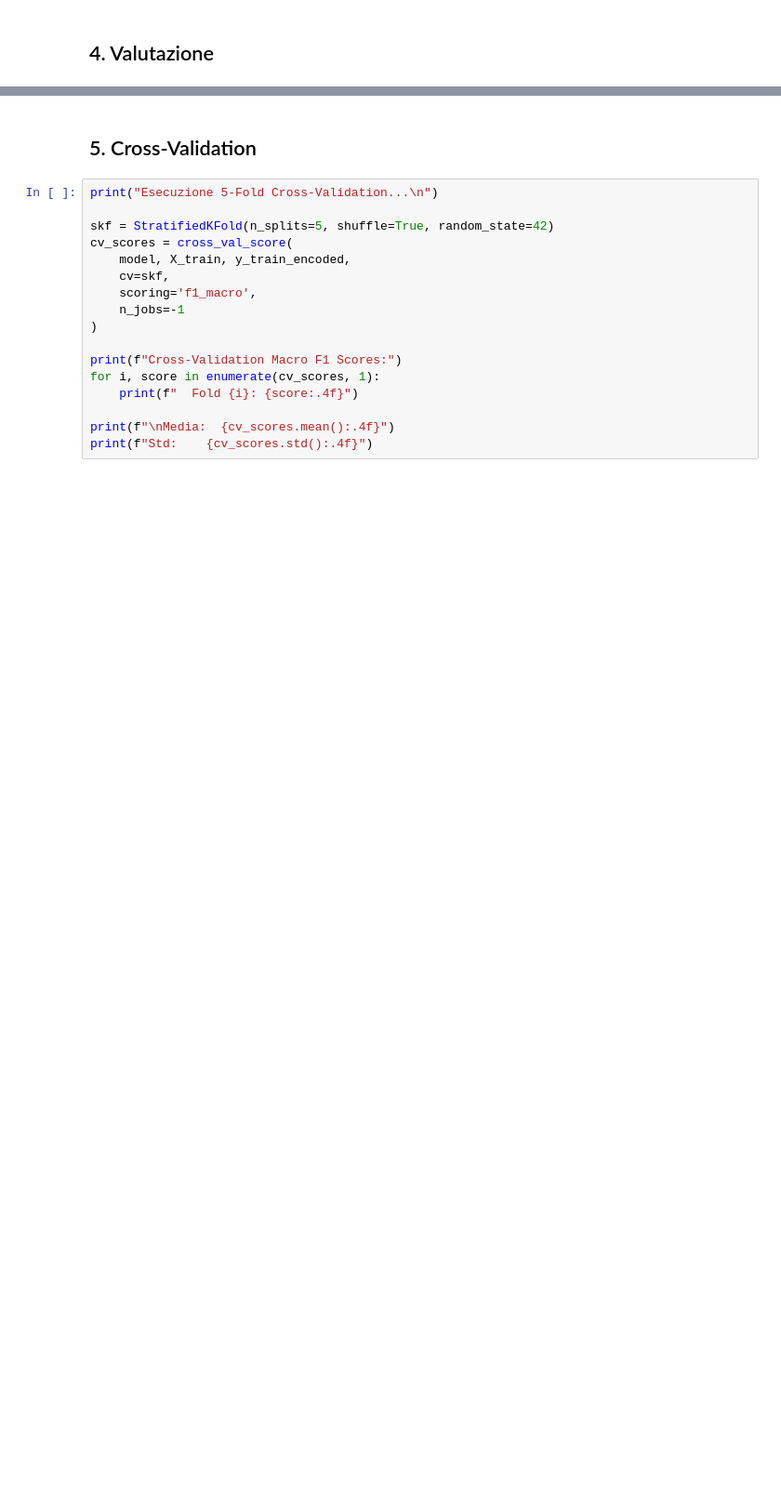
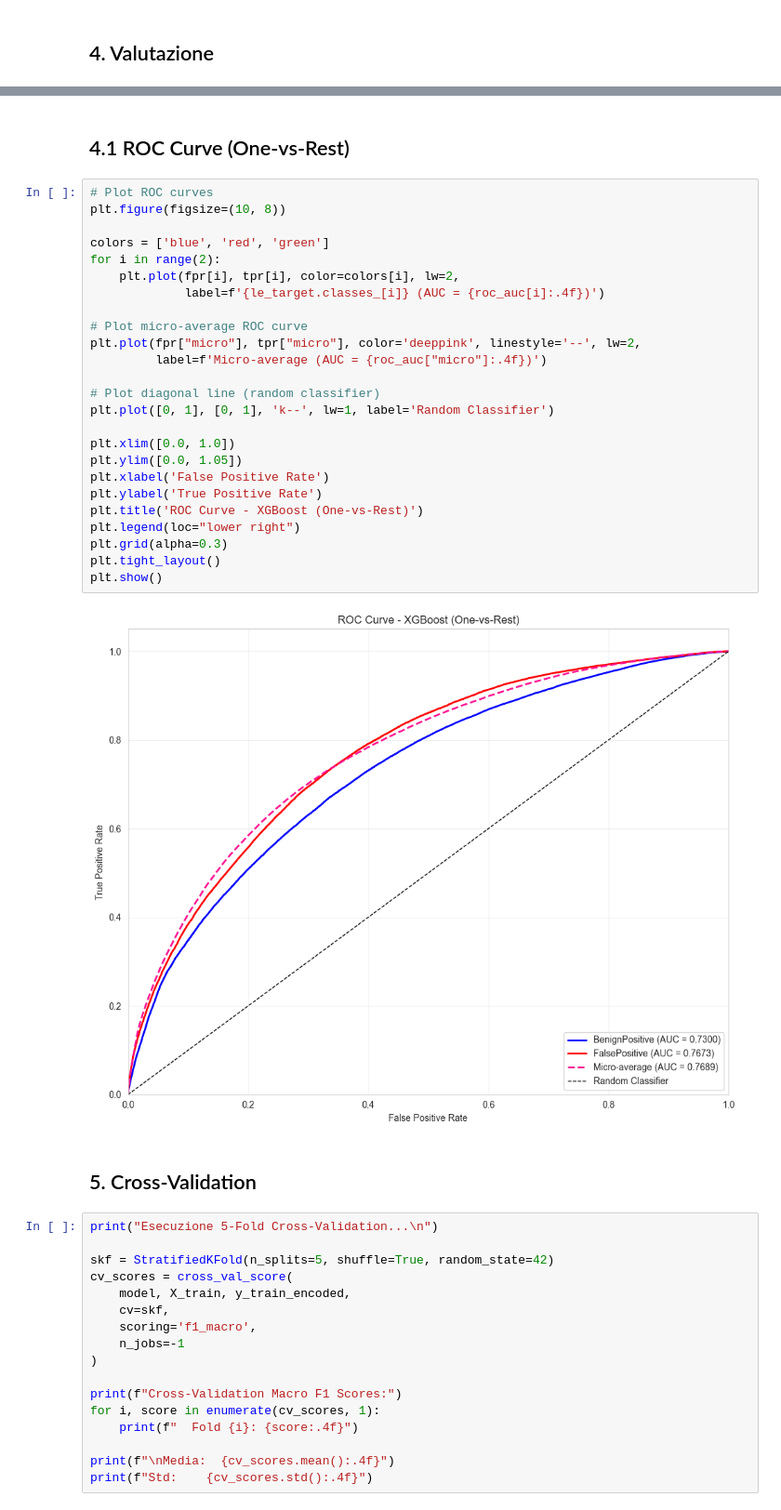
Before and after one commit to DataScience-Golddiggers/Dora-the-Data-Explorer, a Jupyter notebook: notebook/05 - XGBoost_Model.ipynb, the cells around one changed output, grey strips where cells are left out. Shown at 93% size. Cells and saved outputs as stored; diff of their text form; blank space fills up the shorter version.

```diff
--- a/notebook/05 - XGBoost_Model.ipynb
+++ b/notebook/05 - XGBoost_Model.ipynb
@@ -190,3 +226,32 @@ plt.show()
+# %% [markdown]
+## 4.1 ROC Curve (One-vs-Rest)
+# %%
+# Plot ROC curves
+plt.figure(figsize=(10, 8))
+
+colors = ['blue', 'red', 'green']
+for i in range(2):
+    plt.plot(fpr[i], tpr[i], color=colors[i], lw=2,
+             label=f'{le_target.classes_[i]} (AUC = {roc_auc[i]:.4f})')
+
+# Plot micro-average ROC curve
+plt.plot(fpr["micro"], tpr["micro"], color='deeppink', linestyle='--', lw=2,
+         label=f'Micro-average (AUC = {roc_auc["micro"]:.4f})')
+
+# Plot diagonal line (random classifier)
+plt.plot([0, 1], [0, 1], 'k--', lw=1, label='Random Classifier')
+
+plt.xlim([0.0, 1.0])
+plt.ylim([0.0, 1.05])
+plt.xlabel('False Positive Rate')
+plt.ylabel('True Positive Rate')
+plt.title('ROC Curve - XGBoost (One-vs-Rest)')
+plt.legend(loc="lower right")
+plt.grid(alpha=0.3)
+plt.tight_layout()
+plt.show()
+# %% [output]
+[figure, added]
 # %% [markdown]
 ## 5. Cross-Validation
 # %%
```
Also changed, not shown: parts of 12 cells of this notebook, 21 other files.
